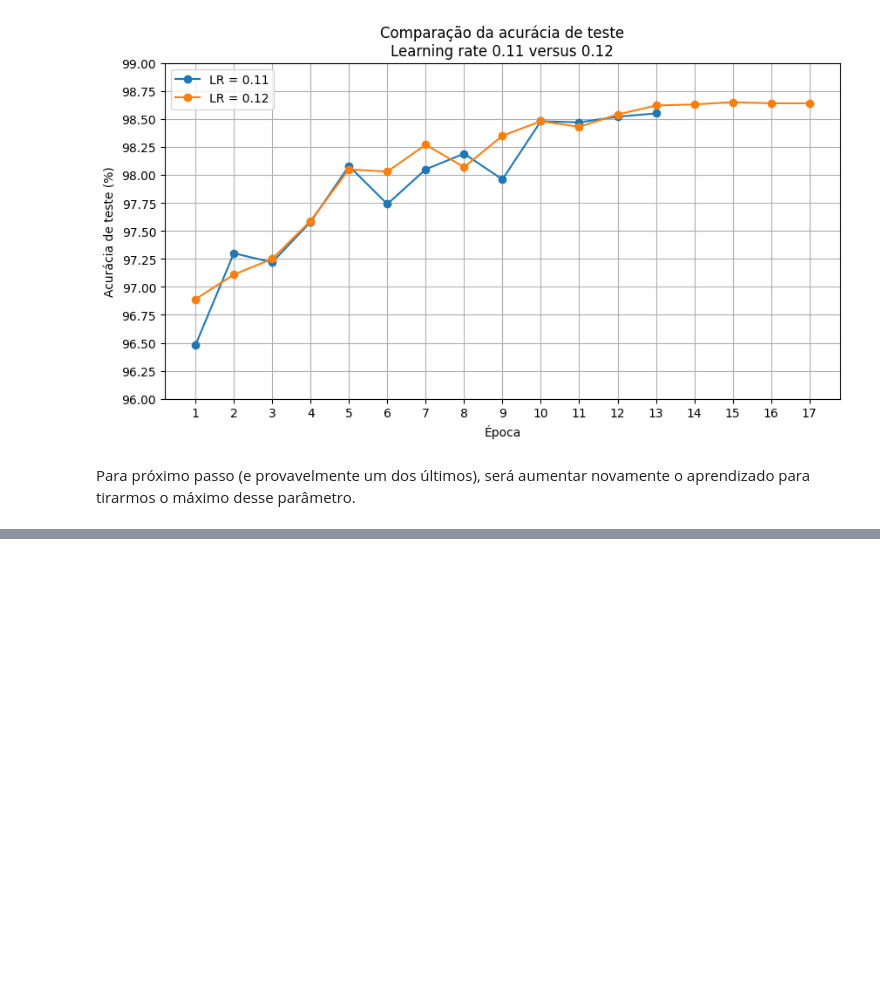
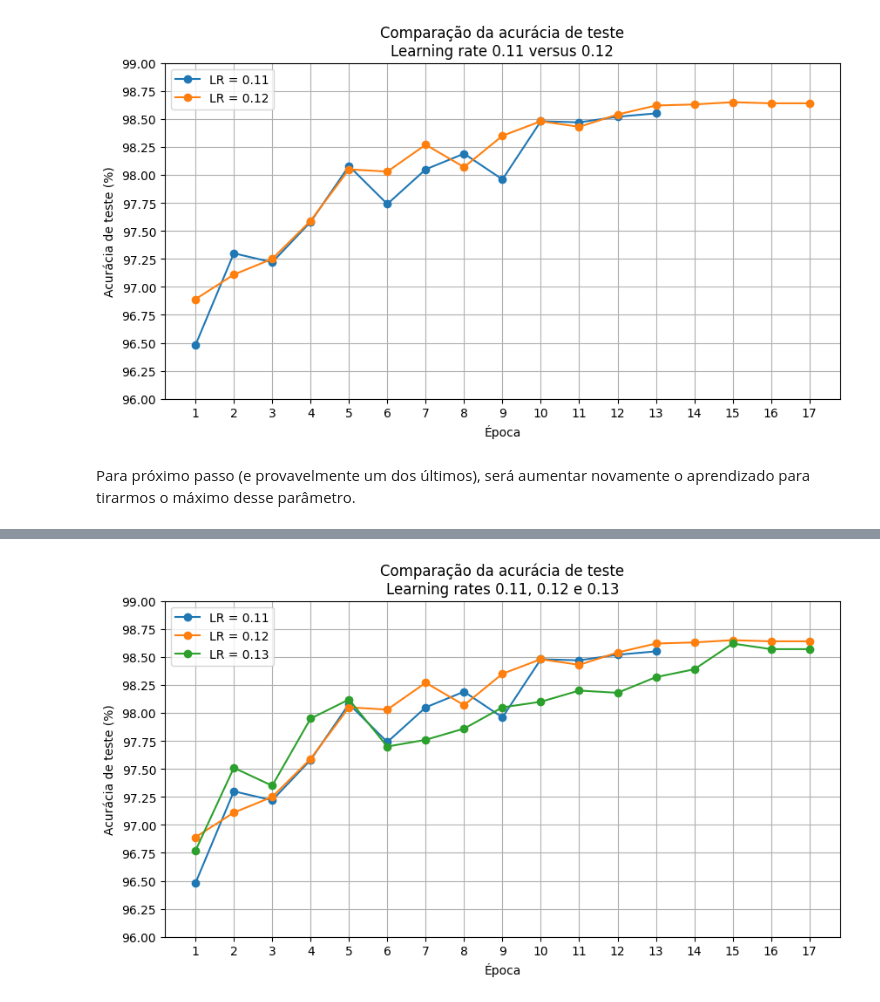
Before and after one commit to Leandro-Filho/Rede_Neural, a Jupyter notebook: notebooks/experimentos.ipynb, the cells around one changed output, grey strips where cells are left out. Saved outputs shown, nothing was run; the diff lists cells and outputs as text; code cells hidden in the pictures; blank space fills up the shorter version.

```diff
--- a/notebooks/experimentos.ipynb
+++ b/notebooks/experimentos.ipynb
@@ -3873,0 +4156,56 @@ Para próximo passo (e provavelmente um dos últimos), será aumentar novamente
+# %%
+plt.figure(figsize=(10, 5))
+
+plt.plot(
+    epocas_teste_9,
+    acuracia_teste_teste_9,
+    marker="o",
+    label="LR = 0.11"
+)
+
+plt.plot(
+    epocas_teste_12,
+    acuracia_teste_teste_12,
+    marker="o",
+    label="LR = 0.12"
+)
+
+plt.plot(
+    epocas_teste_13,
+    acuracia_teste_teste_13,
+    marker="o",
+    label="LR = 0.13"
+)
+
+plt.title(
+    "Comparação da acurácia de teste\n"
+    "Learning rates 0.11, 0.12 e 0.13"
+)
+
+plt.xlabel("Época")
+plt.ylabel("Acurácia de teste (%)")
+
+plt.xticks(
+    range(1, 18)
+)
+
+plt.ylim(
+    96,
+    99
+)
+
+plt.yticks(
+    np.arange(96, 99.25, 0.25)
+)
+
+plt.grid(True)
+plt.legend()
+
+plt.savefig(
+    "../results/comparacao_lr_011_012_013_acuracia.png",
+    bbox_inches="tight"
+)
+
+plt.show()
+# %% [output]
+[figure, added]
```
Also changed, not shown: parts of 9 cells of this notebook, 4 other files.
